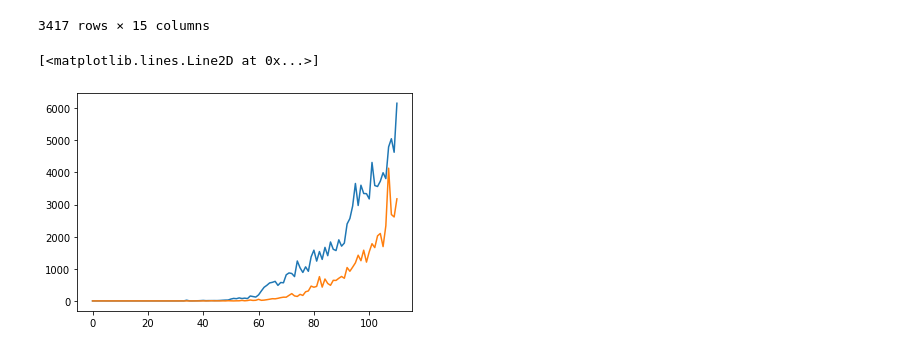
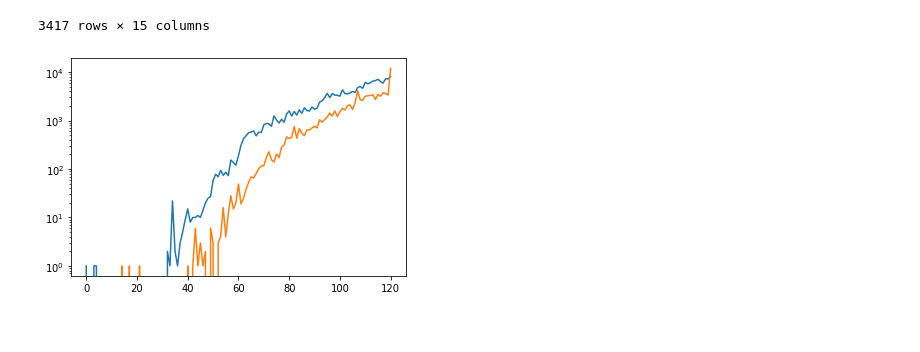
Before and after one commit to RahulBatra065/Report-on-Covid-19, a Jupyter notebook: Untitled.ipynb, the cells around one changed output. Drawn from its saved outputs; the diff is of its cells as text; code cells hidden in the pictures.

```diff
--- a/Untitled.ipynb
+++ b/Untitled.ipynb
@@ -157,10 +157,10 @@ pd.read_csv('https://api.covid19india.org/csv/latest/death_and_recovered1.csv')
 # %%
 r=pd.read_csv('https://api.covid19india.org/csv/latest/case_time_series.csv')
 # %%
-plt.plot(range(0,111),r['Daily Confirmed'])
+plt.plot(range(0,len(r['Daily Confirmed'])),r['Daily Confirmed'])
 
 r['Removed'] = r['Daily Recovered'] + r['Daily Deceased']
-plt.plot(range(0,111),r['Removed'])
+plt.plot(range(0,len(r['Removed'])),r['Removed'])
+plt.yscale('log')
 # %% [output]
-[<matplotlib.lines.Line2D at 0x...>]
-[figure, old version]
+[figure, new version]
```
Also changed, not shown: parts of 8 cells of this notebook, 12 other files.
